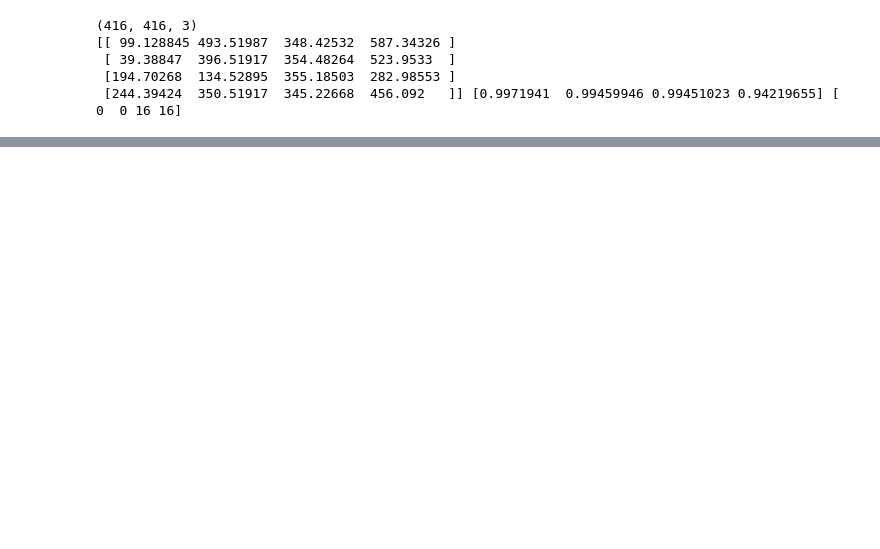
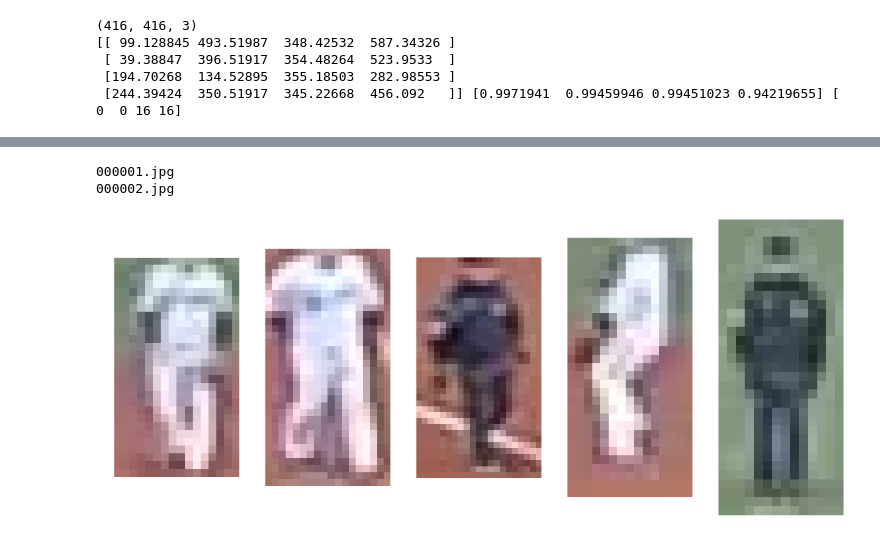
Before and after one commit to c-c-c-c/yolov3_trial, a Jupyter notebook: keras-yolo3/yolov3_keras.ipynb, the cells around one changed output, grey strips where cells are left out. Saved outputs shown, nothing was run; the diff lists cells and outputs as text; code cells hidden in the pictures; blank space fills up the shorter version.

```diff
--- a/keras-yolo3/yolov3_keras.ipynb
+++ b/keras-yolo3/yolov3_keras.ipynb
@@ -283,0 +374,23 @@ tf.__version__
+# %%
+result_images = []
+
+for tmp_index, tmp_frame in enumerate(results):
+#     print(tmp_frame)
+#     print(tmp_frame["objects"])
+    tmp_index +=1
+    tmp_file_name = str(tmp_index).zfill(6)+".jpg"
+    im = cv2.imread( tmp_file_name )
+    print(tmp_file_name)
+    for tmp_index2, tmp_object in  enumerate(tmp_frame["objects"] ):
+        tmp_object=list(map(int,tmp_object))
+        x_from, y_from, x_to, y_to = tmp_object
+        dst = im[x_from:x_to, y_from:y_to]
+        cv2.imwrite( "../images_output_tiny/"+str(tmp_index).zfill(6)+"_"+str(tmp_index2).zfill(2)+".jpg", dst)
+        result_images.append(dst )
+# %% [output]
+000001.jpg
+000002.jpg
+# %%
+mshow(result_images[0], result_images[1], result_images[2], result_images[3],result_images[4])
+# %% [output]
+[figure, added]
```
Also changed, not shown: parts of 15 cells of this notebook, 30 other files.
